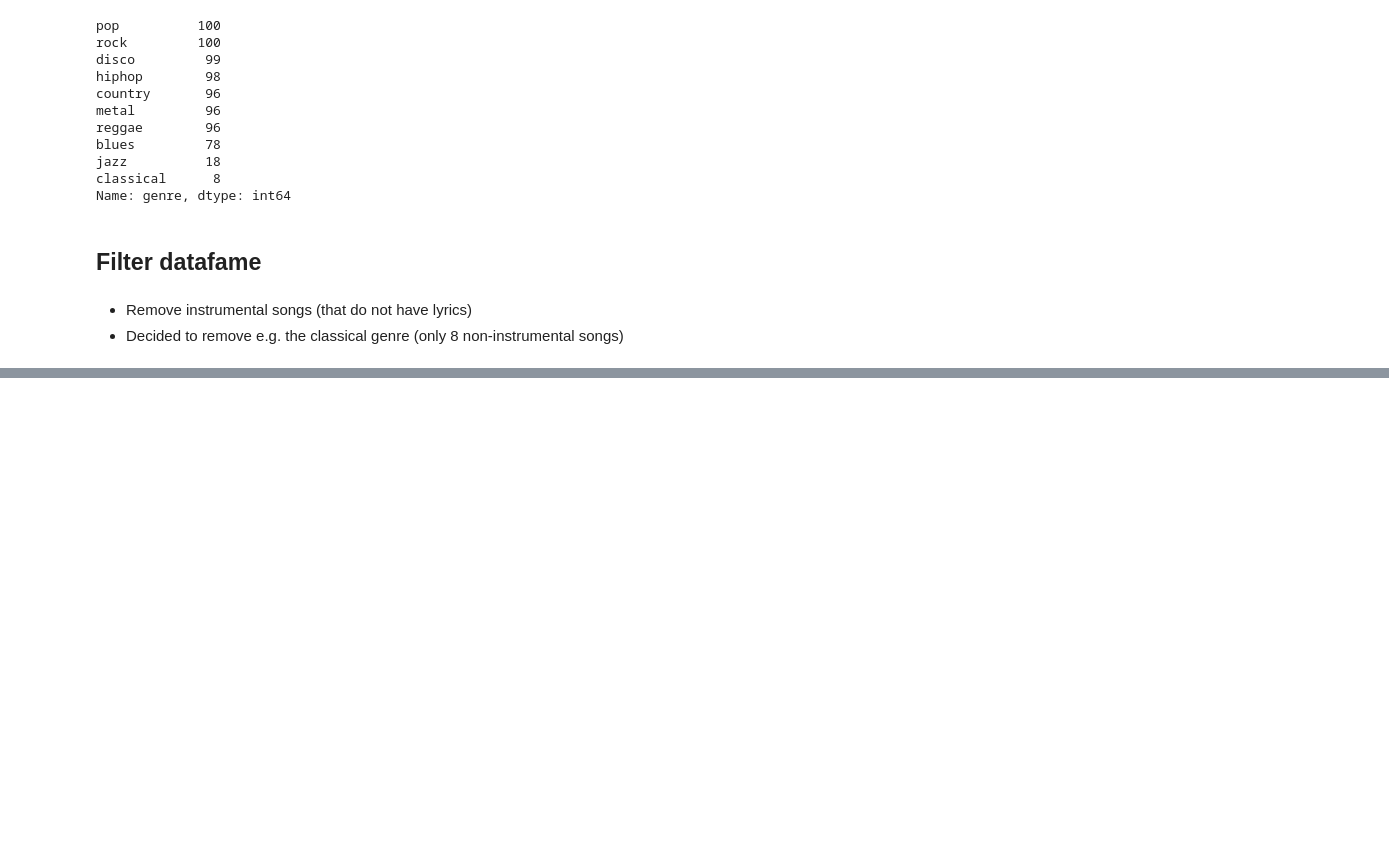
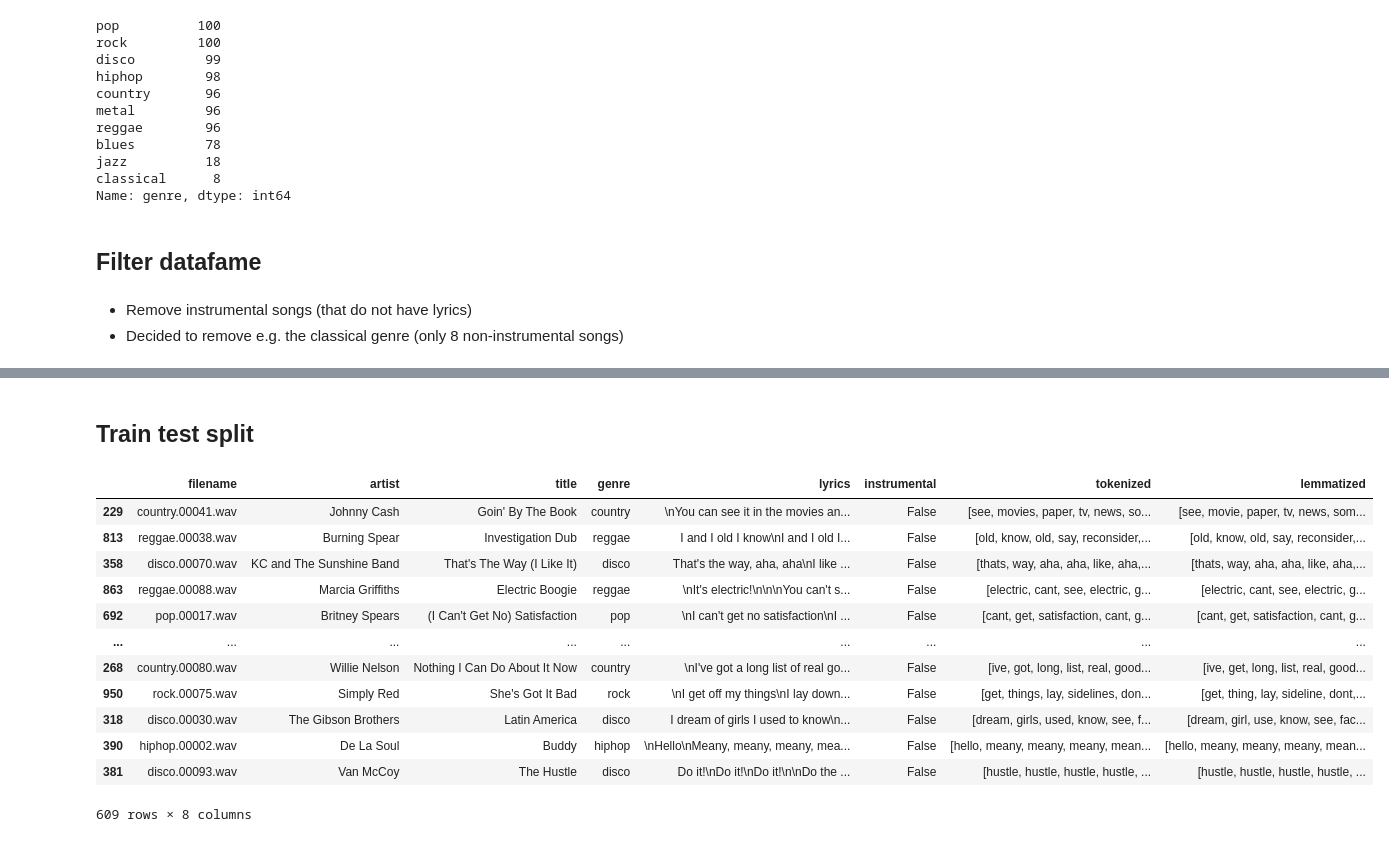
Before and after one commit to lisa-sophia/song-genre-classification, a Jupyter notebook: code/preprocess_data.ipynb, the cells around one changed output, grey strips where cells are left out. Saved outputs shown, nothing was run; the diff lists cells and outputs as text; code cells hidden in the pictures; blank space fills up the shorter version.

```diff
--- a/code/preprocess_data.ipynb
+++ b/code/preprocess_data.ipynb
@@ -115,0 +249,19 @@ plt.show()
+# %% [markdown]
+## Train test split
+# %%
+df_train, df_test = train_test_split(df, test_size=0.2, stratify=df['genre'], random_state=0)
+df_train
+# %% [output]
+|  | filename | artist | title | genre | lyrics | instrumental | tokenized | lemmatized |
+| 229 | country.00041.wav | Johnny Cash | Goin' By The Book | country | \nYou can see it in the movies an... | False | [see, movies, paper, tv, news, so... | [see, movie, paper, tv, news, som... |
+| 813 | reggae.00038.wav | Burning Spear | Investigation Dub | reggae | I and I old I know\nI and I old I... | False | [old, know, old, say, reconsider,... | [old, know, old, say, reconsider,... |
+| 358 | disco.00070.wav | KC and The Sunshine Band | That's The Way (I Like It) | disco | That's the way, aha, aha\nI like ... | False | [thats, way, aha, aha, like, aha,... | [thats, way, aha, aha, like, aha,... |
+| 863 | reggae.00088.wav | Marcia Griffiths | Electric Boogie | reggae | \nIt's electric!\n\n\nYou can't s... | False | [electric, cant, see, electric, g... | [electric, cant, see, electric, g... |
+| 692 | pop.00017.wav | Britney Spears | (I Can't Get No) Satisfaction | pop | \nI can't get no satisfaction\nI ... | False | [cant, get, satisfaction, cant, g... | [cant, get, satisfaction, cant, g... |
+| ... | ... | ... | ... | ... | ... | ... | ... | ... |
+| 268 | country.00080.wav | Willie Nelson | Nothing I Can Do About It Now | country | \nI've got a long list of real go... | False | [ive, got, long, list, real, good... | [ive, get, long, list, real, good... |
+| 950 | rock.00075.wav | Simply Red | She's Got It Bad | rock | \nI get off my things\nI lay down... | False | [get, things, lay, sidelines, don... | [get, thing, lay, sideline, dont,... |
+| 318 | disco.00030.wav | The Gibson Brothers | Latin America | disco | I dream of girls I used to know\n... | False | [dream, girls, used, know, see, f... | [dream, girl, use, know, see, fac... |
+| 390 | hiphop.00002.wav | De La Soul | Buddy | hiphop | \nHello\nMeany, meany, meany, mea... | False | [hello, meany, meany, meany, mean... | [hello, meany, meany, meany, mean... |
+| 381 | disco.00093.wav | Van McCoy | The Hustle | disco | Do it!\nDo it!\nDo it!\n\nDo the ... | False | [hustle, hustle, hustle, hustle, ... | [hustle, hustle, hustle, hustle, ... |
+609 rows × 8 columns
```
Also changed, not shown: parts of 24 cells of this notebook, 5 other files.
